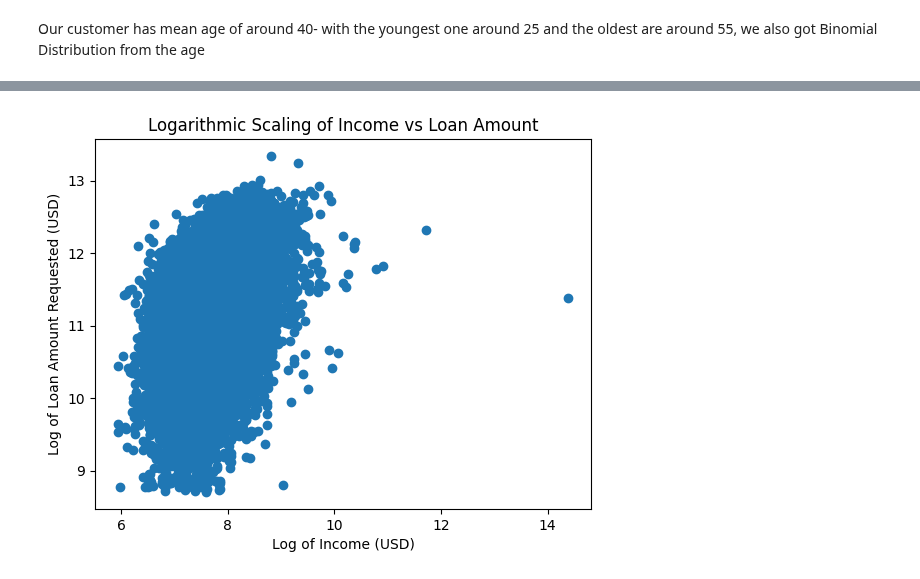
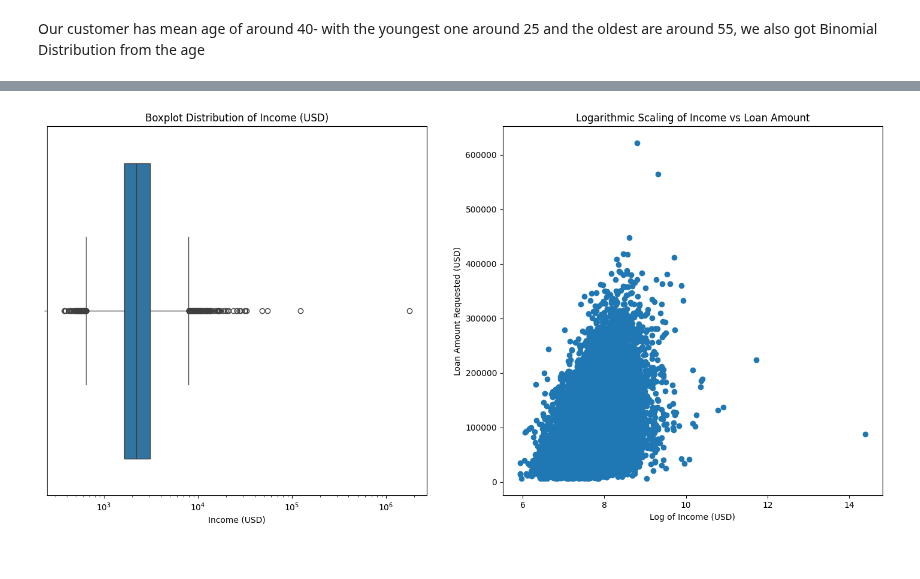
Before and after one commit to JonathanSuryaS/AOL---Machine-Learning, a Jupyter notebook: main.ipynb, the cells around one changed output, grey strips where cells are left out. Saved outputs shown, nothing was run; the diff lists cells and outputs as text; code cells hidden in the pictures.

```diff
--- a/main.ipynb
+++ b/main.ipynb
@@ -204,11 +197,15 @@ sns.boxplot(data = data, x = 'Income (USD)', ax = ax[0])
 # %%
+fig, ax = plt.subplots(1, 2, figsize = (18, 8))
+sns.boxplot(data = data, x = 'Income (USD)', ax = ax[0], log_scale=True)
+
 income = np.log(data['Income (USD)'])
-loan = np.log(data['Loan Amount Request (USD)'])
+loan = data['Loan Amount Request (USD)']
+ax[0].set_title('Boxplot Distribution of Income (USD)')
+ax[1].scatter(x = income, y = loan)
+plt.xlabel('Log of Income (USD)')
+plt.ylabel('Loan Amount Requested (USD)')
+plt.title('Logarithmic Scaling of Income vs Loan Amount')
 
-plt.scatter(x=income, y=loan)
-plt.xlabel('Log of Income (USD)')
-plt.ylabel('Log of Loan Amount Requested (USD)')
-plt.title('Logarithmic Scaling of Income vs Loan Amount')
 plt.show()
 # %% [output]
-[figure, old version]
+[figure, new version]
```
Also changed, not shown: parts of 5 cells of this notebook.
